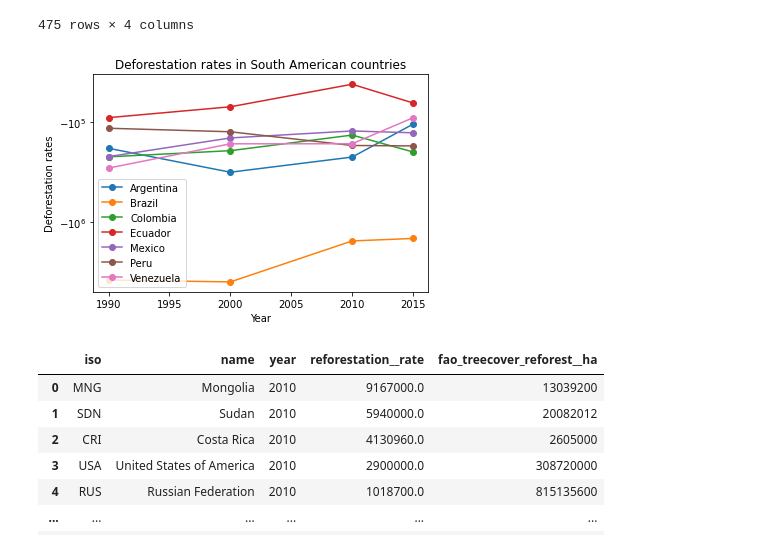
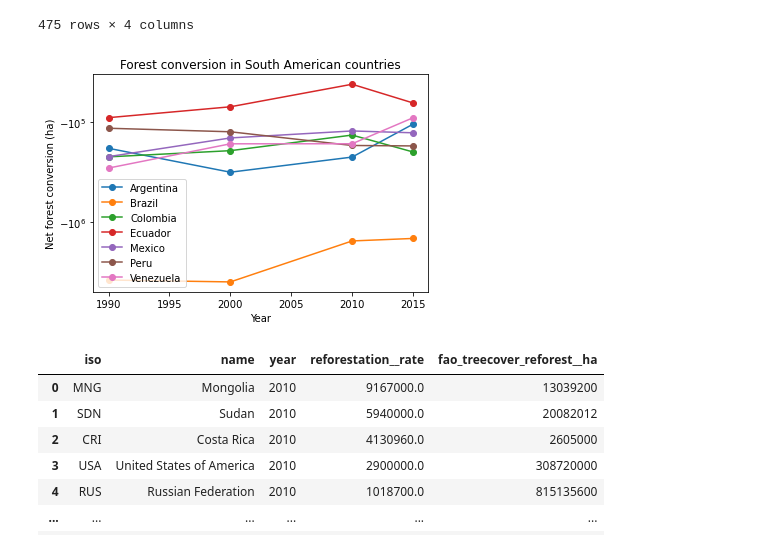
Before and after one commit to MorganMaciupa/Data_Analytics_ReforestationProject, a Jupyter notebook: Forest.ipynb, the cells around one changed output. Cells and saved outputs as stored; diff of their text form; code cells hidden in the pictures.

Commit message:
South American graphs

```diff
--- a/Forest.ipynb
+++ b/Forest.ipynb
@@ -25,28 +25,28 @@ forest_dataframe
 # %%
 argentina = forest_dataframe[forest_dataframe["entity"] == "Argentina"]
 brazil = forest_dataframe[forest_dataframe["entity"] == "Brazil"]
 colombia = forest_dataframe[forest_dataframe["entity"] == "Colombia"]
 ecuador = forest_dataframe[forest_dataframe["entity"] == "Ecuador"]
 mexico = forest_dataframe[forest_dataframe["entity"] == "Mexico"]
 peru = forest_dataframe[forest_dataframe["entity"] == "Peru"]
 venezuela = forest_dataframe[forest_dataframe["entity"] == "Venezuela"]
 
 plt.plot(argentina["year"], argentina["net_forest_conversion"], marker = "o")
 plt.plot(brazil["year"], brazil["net_forest_conversion"], marker = "o")
 plt.plot(colombia["year"], colombia["net_forest_conversion"], marker = "o")
 plt.plot(ecuador["year"], ecuador["net_forest_conversion"], marker = "o")
 plt.plot(mexico["year"], mexico["net_forest_conversion"], marker = "o")
 plt.plot(peru["year"], peru["net_forest_conversion"], marker = "o")
 plt.plot(venezuela["year"], venezuela["net_forest_conversion"], marker = "o")
 
 plt.yscale('symlog')
 labels = ["Argentina", "Brazil", "Colombia", "Ecuador", "Mexico", "Peru", "Venezuela"]
 plt.legend(labels, loc = "best")
-plt.title("Deforestation rates in South American countries")
+plt.title("Forest conversion in South American countries")
 plt.xlabel("Year")
-plt.ylabel("Deforestation rates");
+plt.ylabel("Net forest conversion (ha)");
 # %% [output]
-[figure, old version]
+[figure, new version]
 # %%
 reforestation_dataframe
 # %% [output]
```
Also changed, not shown: parts of 1 cell of this notebook.
